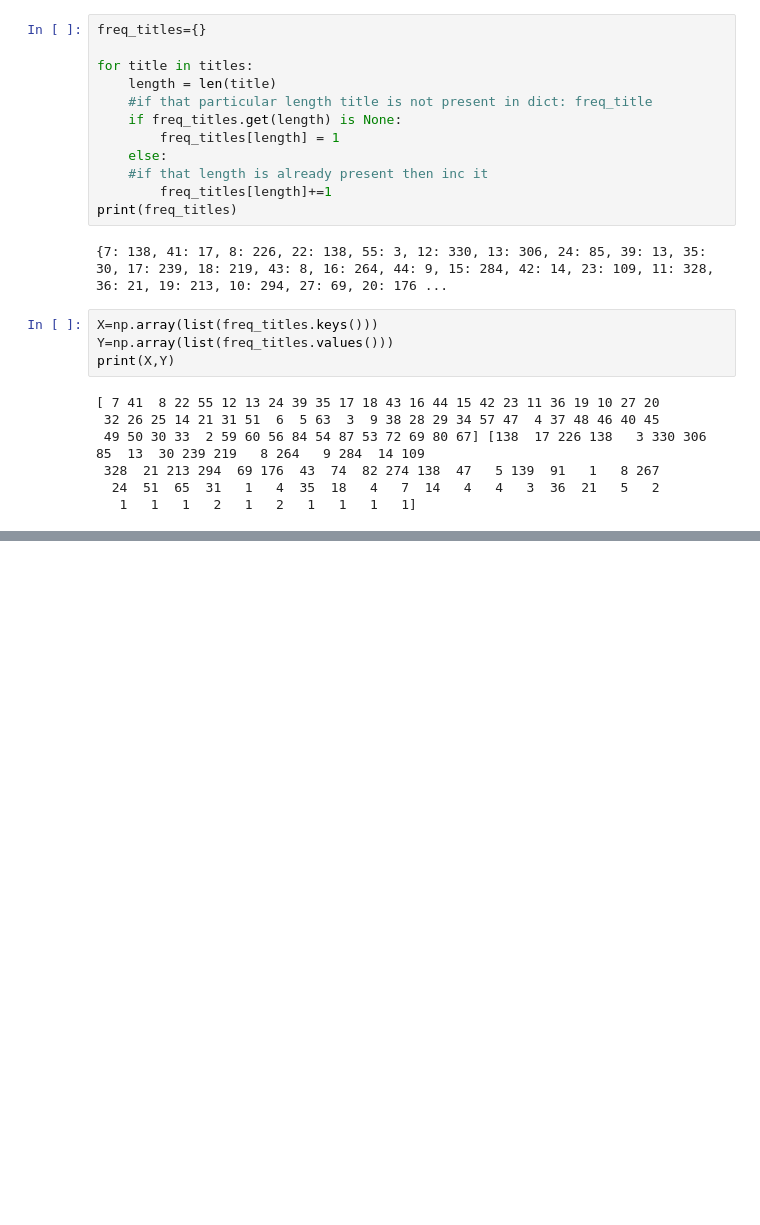
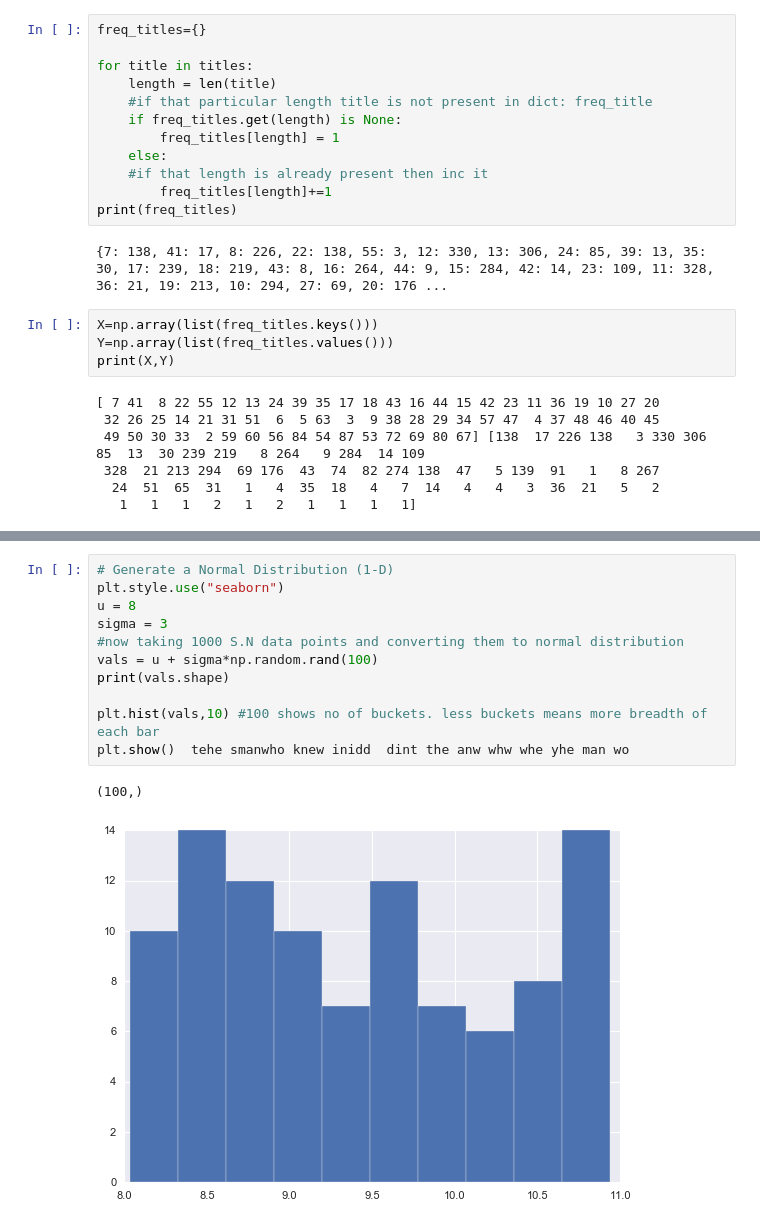
Before and after one commit to freakfan15/Data-Science-old, a Jupyter notebook: Data Visualisation/Different types of Plots.ipynb, the cells around one changed output, grey strips where cells are left out. Saved outputs shown, nothing was run; the diff lists cells and outputs as text; blank space fills up the shorter version.

```diff
--- a/Data Visualisation/Different types of Plots.ipynb
+++ b/Data Visualisation/Different types of Plots.ipynb
@@ -218,0 +221,14 @@ plt.show()  #plot obtained shows that it is a normal distribution
+# %%
+# Generate a Normal Distribution (1-D)
+plt.style.use("seaborn")
+u = 8
+sigma = 3
+#now taking 1000 S.N data points and converting them to normal distribution
+vals = u + sigma*np.random.rand(100)
+print(vals.shape)
+
+plt.hist(vals,10) #100 shows no of buckets. less buckets means more breadth of each bar
+plt.show()  tehe smanwho knew inidd  dint the anw whw whe yhe man wo
+# %% [output]
+(100,)
+[figure, added]
```
Also changed, not shown: parts of 7 cells of this notebook, 15 other files.
